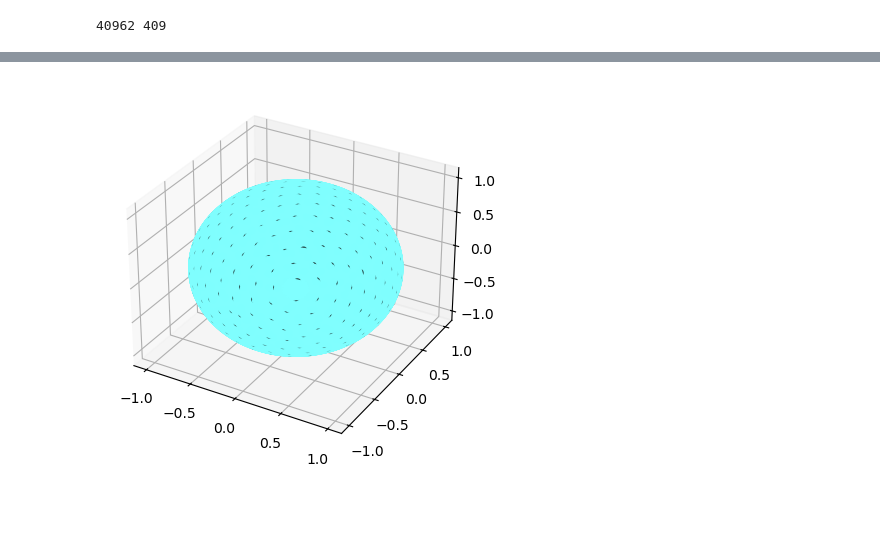
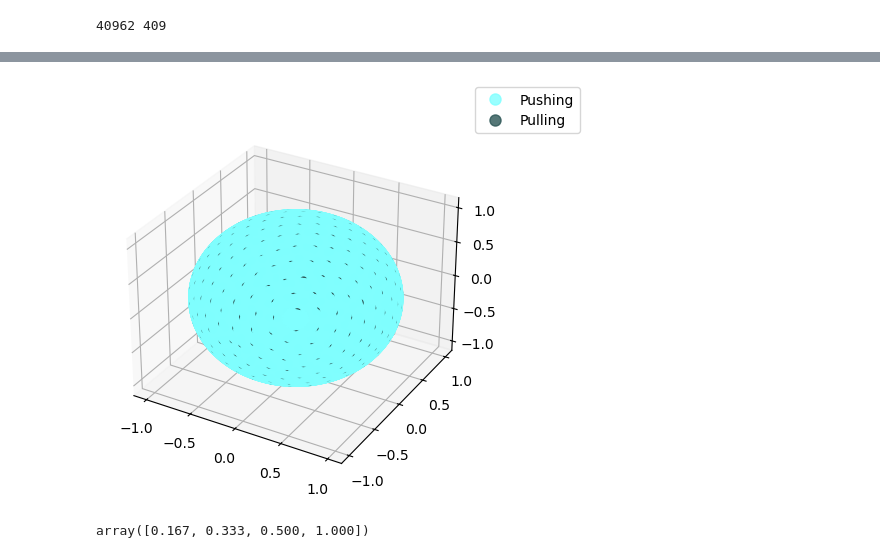
Before and after one commit to alcaemre/spindle-positioning, a Jupyter notebook: scripts/sphere-discritization.ipynb, the cells around one changed output, grey strips where cells are left out. Cells and saved outputs as stored; diff of their text form; code cells hidden in the pictures; blank space fills up the shorter version.

```diff
--- a/scripts/sphere-discritization.ipynb
+++ b/scripts/sphere-discritization.ipynb
@@ -79,15 +81,32 @@ array([1., 1., 1., 3., 1., 1., 1., 1., 1., 1.])
 # %%
 vertex_colors = np.array([1/(2*spindle_state), 1/spindle_state, 1/spindle_state]).T
 
 
 colored_vertices = trimesh.points.PointCloud(boundary.vertices, colors=vertex_colors)
 
 fig = plt.figure()
 ax = fig.add_subplot(projection='3d')
 ax.scatter(boundary_sites[:,0], boundary_sites[:,1], boundary_sites[:,2], c=vertex_colors)
+
+# legend
+
+pulling_color = np.array([1/(2*3), 1/3, 1/3]).T
+pushing_color = np.array([1/(2*1), 1/1, 1/1]).T
+legend_handles = [
+    Line2D([0],[0], marker='o', linestyle='None',
+        color=pushing_color, alpha=0.8, markersize=8, label='Pushing'),
+    Line2D([0],[0], marker='o', linestyle='None',
+        color=pulling_color, alpha=0.8, markersize=8, label='Pulling'),
+    # Line2D([0],[0], marker='o', linestyle='None',
+    #     color='tab:red', alpha=0.8, markersize=8, label='MTOC'),
+]
+ax.legend(handles=legend_handles, loc='upper right', bbox_to_anchor=(1.3, 1.1),)
 plt.show()
+
+np.unique(vertex_colors)
 # %% [output]
-[figure, old version]
+[figure, new version]
+array([0.167, 0.333, 0.500, 1.000])
 # %%
 # highlighting vertices with motors
 
```
Also changed, not shown: parts of 2 cells of this notebook, 10 other files.
